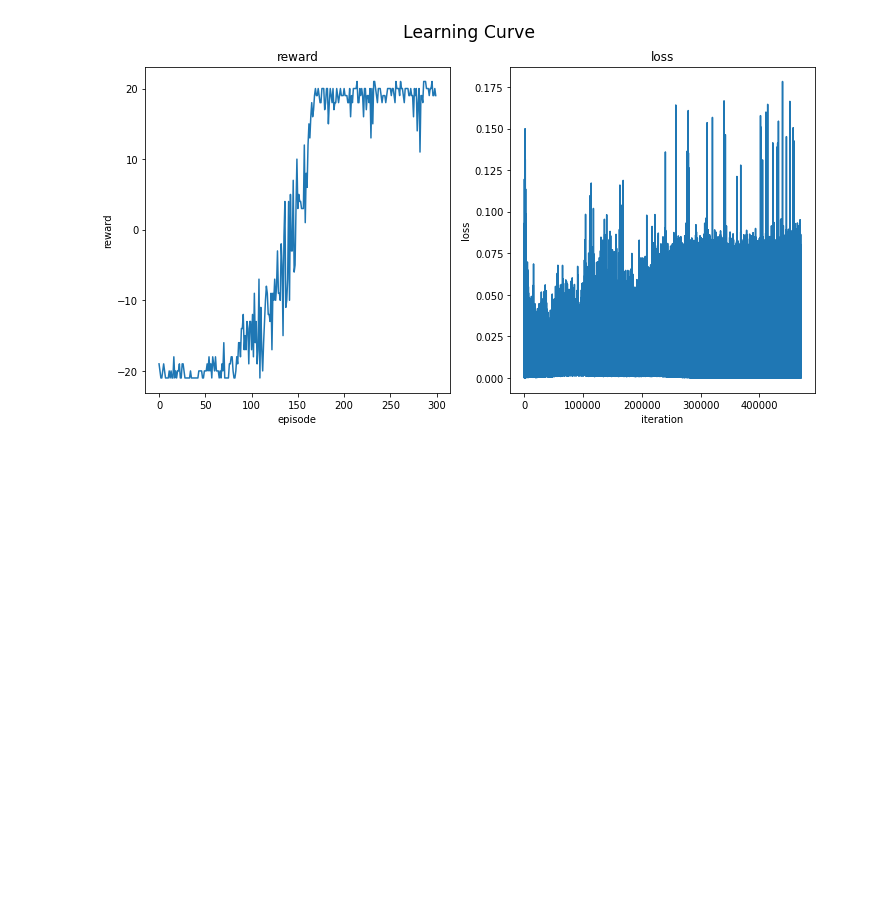
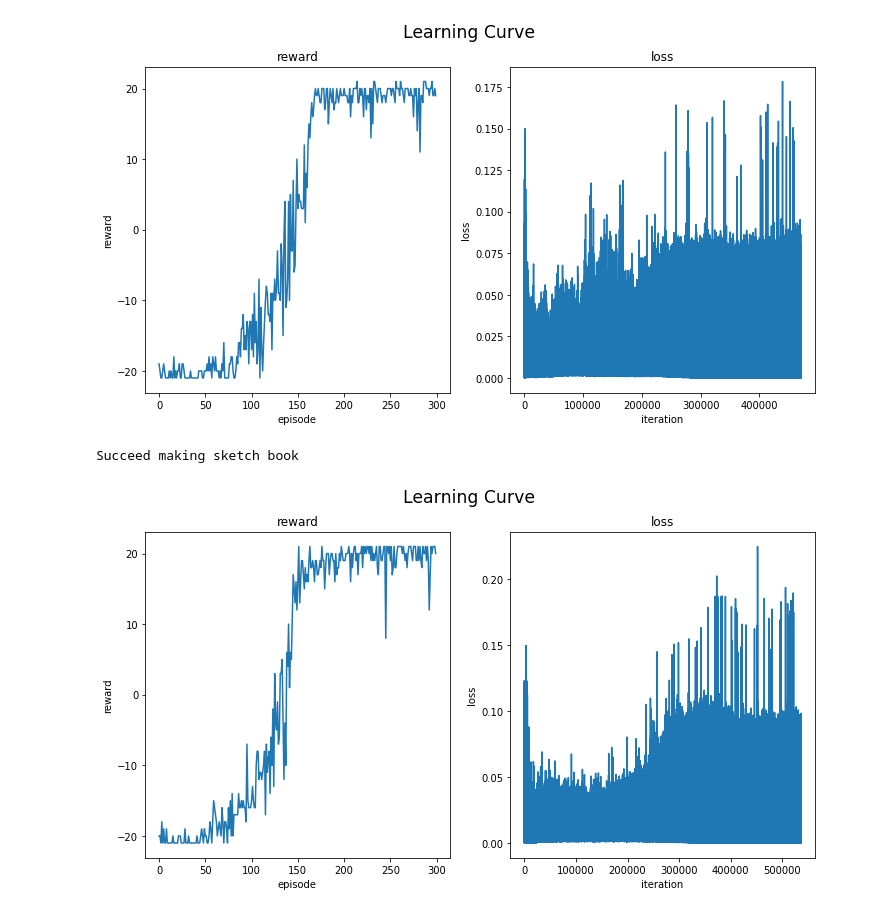
Before and after one commit to ahagyue/DIYA_RL_TEXTBOOK, a Jupyter notebook: DQN.ipynb, the cells around one changed output. Saved outputs shown, nothing was run; the diff lists cells and outputs as text; code cells hidden in the pictures; blank space fills up the shorter version.

```diff
--- a/DQN.ipynb
+++ b/DQN.ipynb
@@ -105,3 +98,12 @@ duel_dqn_agent.training()
 # %% [output]
 Succeed making sketch book
 [figure]
+# %%
+replay_buffer = Replay(capacity=args["replay_buffer_capacity"])
+
+args["model_name"] = "ddqn"
+ddqn_agent = DDqnAgent(env=env, q_val=AtariDQN, replay_buffer=replay_buffer, epsilon=epsilon, args=args)
+ddqn_agent.training()
+# %% [output]
+Succeed making sketch book
+[figure, added]
```
Also changed, not shown: parts of 6 cells of this notebook, 4 other files.
